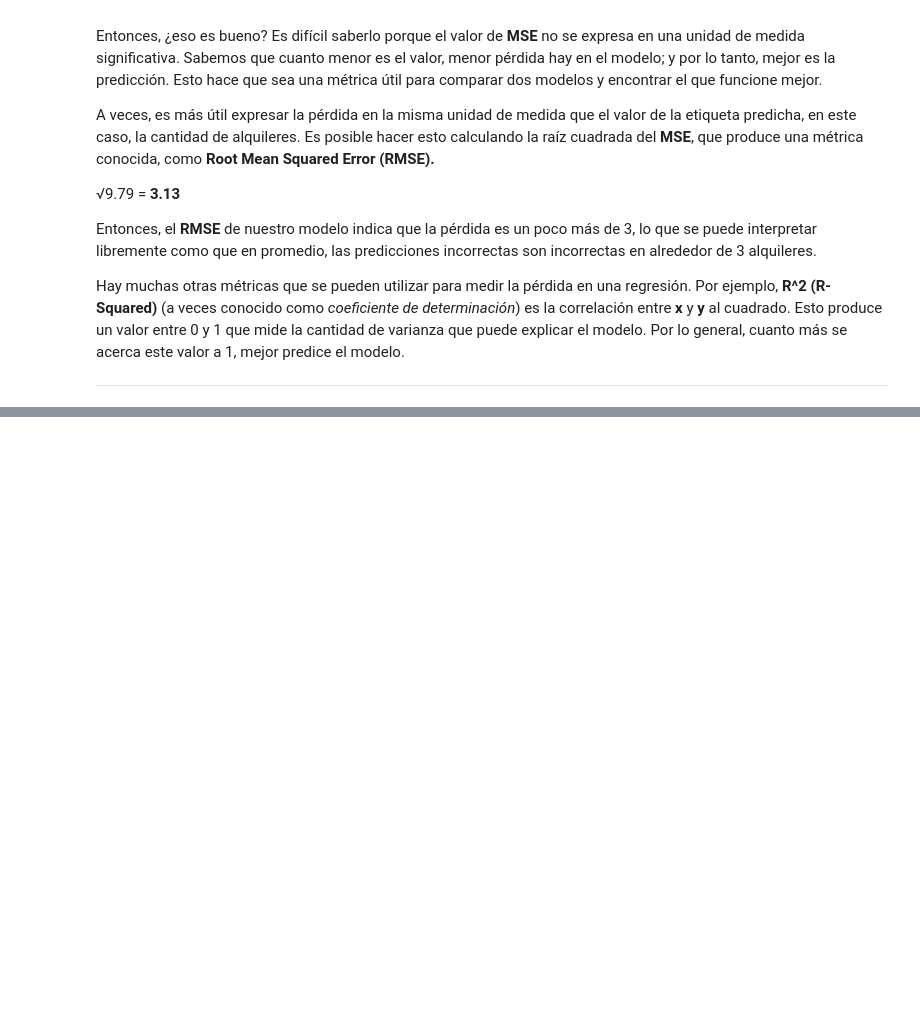
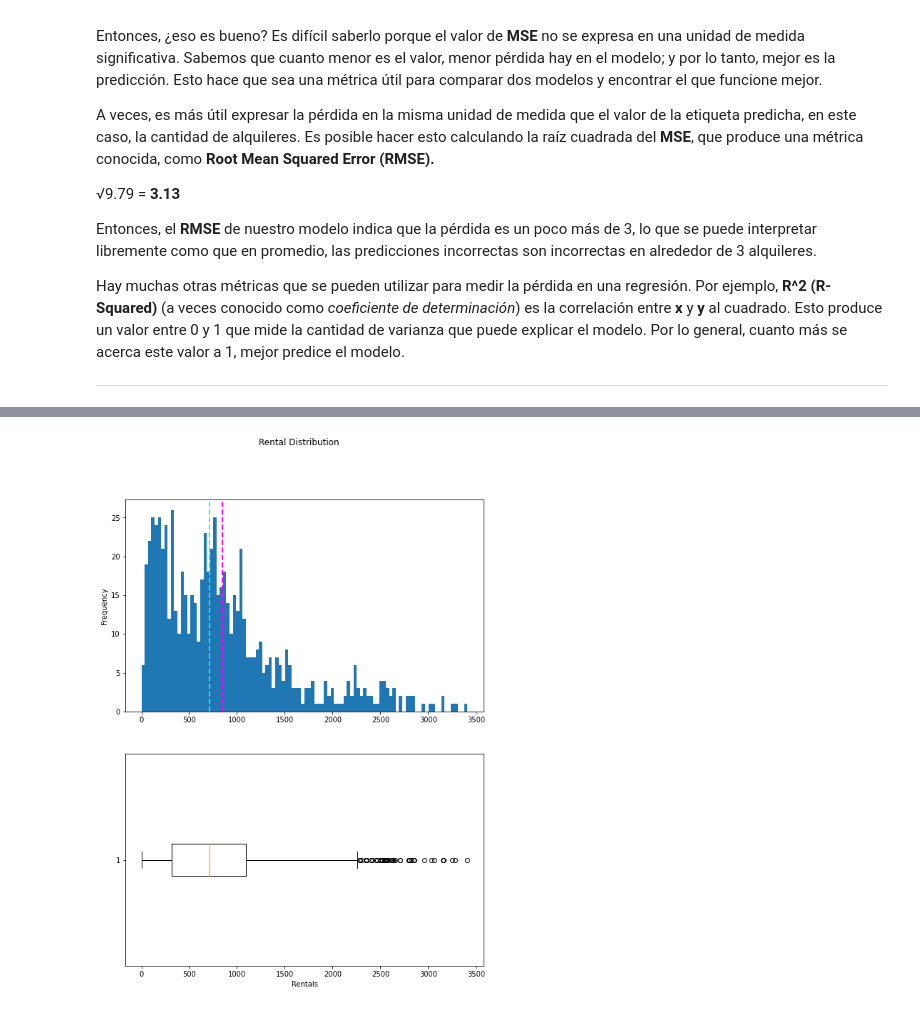
Before and after one commit to EMcoding17/ExtraccionConocimientosDeBD, a Jupyter notebook: Entrenar_Evaluar_Modelos_Regresion.ipynb, the cells around one changed output, grey strips where cells are left out. Saved outputs shown, nothing was run; the diff lists cells and outputs as text; code cells hidden in the pictures; blank space fills up the shorter version.

```diff
--- a/Entrenar_Evaluar_Modelos_Regresion.ipynb
+++ b/Entrenar_Evaluar_Modelos_Regresion.ipynb
@@ -117,0 +148,7 @@ Hay muchas otras métricas que se pueden utilizar para medir la pérdida en una
+# %%
+import pandas as pd
+
+# load the training dataset
+!wget https://raw.githubusercontent.com/MicrosoftDocs/mslearn-introduction-to-machine-learning/main/Data/ml-basics/daily-bike-share.csv
+bike_data = pd.read_csv('daily-bike-share.csv')
+bike_data.head()
@@ -117,0 +193,3 @@ Hay muchas otras métricas que se pueden utilizar para medir la pérdida en una
+# %%
+bike_data['day'] = pd.DatetimeIndex(bike_data['dteday']).day
+bike_data.head(32)
@@ -117,0 +233,33 @@ Hay muchas otras métricas que se pueden utilizar para medir la pérdida en una
+# %%
+import pandas as pd
+import matplotlib.pyplot as plt
+
+# This ensures plots are displayed inline in the Jupyter notebook
+%matplotlib inline
+
+# Get the label column
+label = bike_data['rentals']
+
+
+# Create a figure for 2 subplots (2 rows, 1 column)
+fig, ax = plt.subplots(2, 1, figsize = (9,12))
+
+# Plot the histogram
+ax[0].hist(label, bins=100)
+ax[0].set_ylabel('Frequency')
+
+# Add lines for the mean, median, and mode
+ax[0].axvline(label.mean(), color='magenta', linestyle='dashed', linewidth=2)
+ax[0].axvline(label.median(), color='cyan', linestyle='dashed', linewidth=2)
+
+# Plot the boxplot
+ax[1].boxplot(label, vert=False)
+ax[1].set_xlabel('Rentals')
+
+# Add a title to the Figure
+fig.suptitle('Rental Distribution')
+
+# Show the figure
+fig.show()
+# %% [output]
+[figure, added]
```
Also changed, not shown: parts of 28 cells of this notebook.
